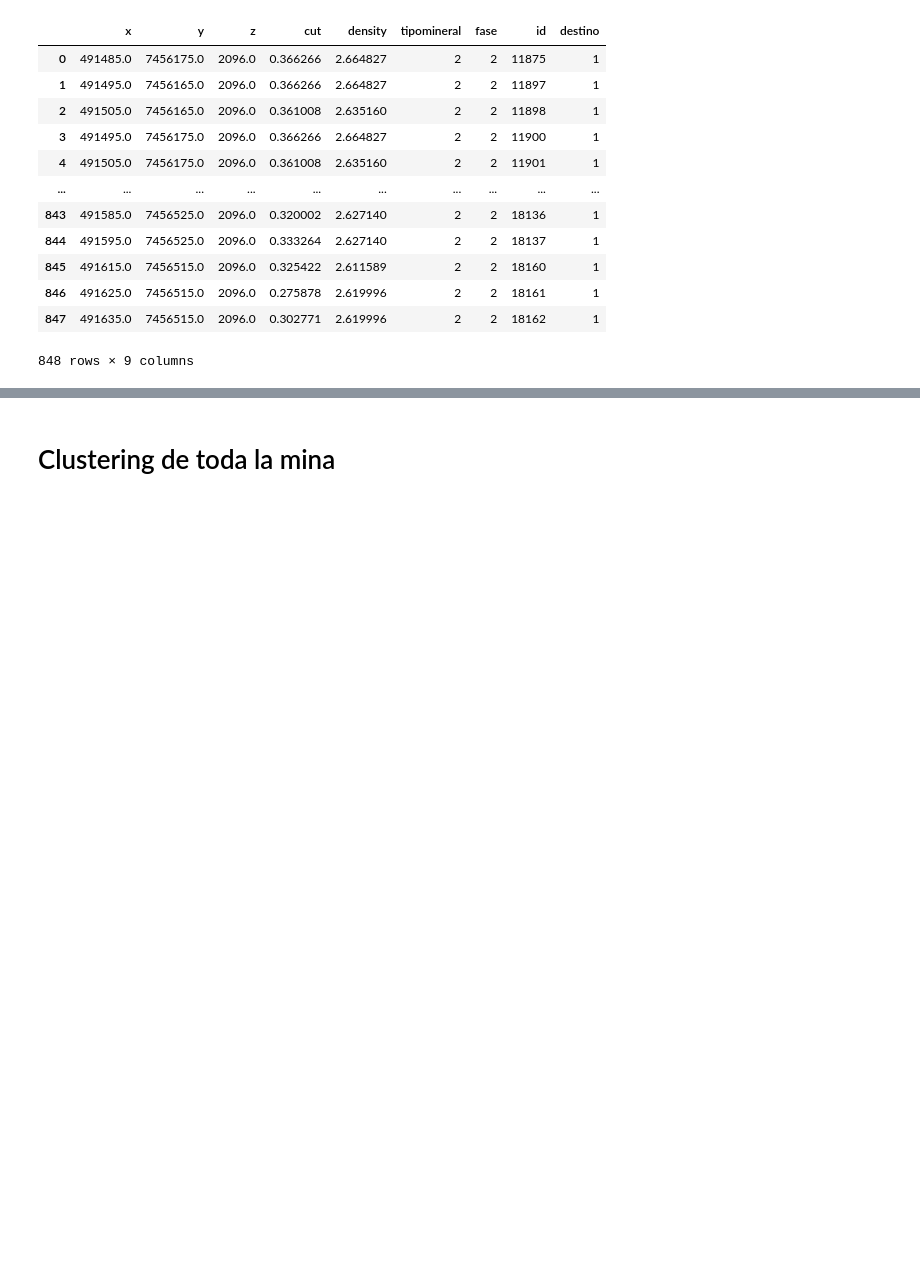
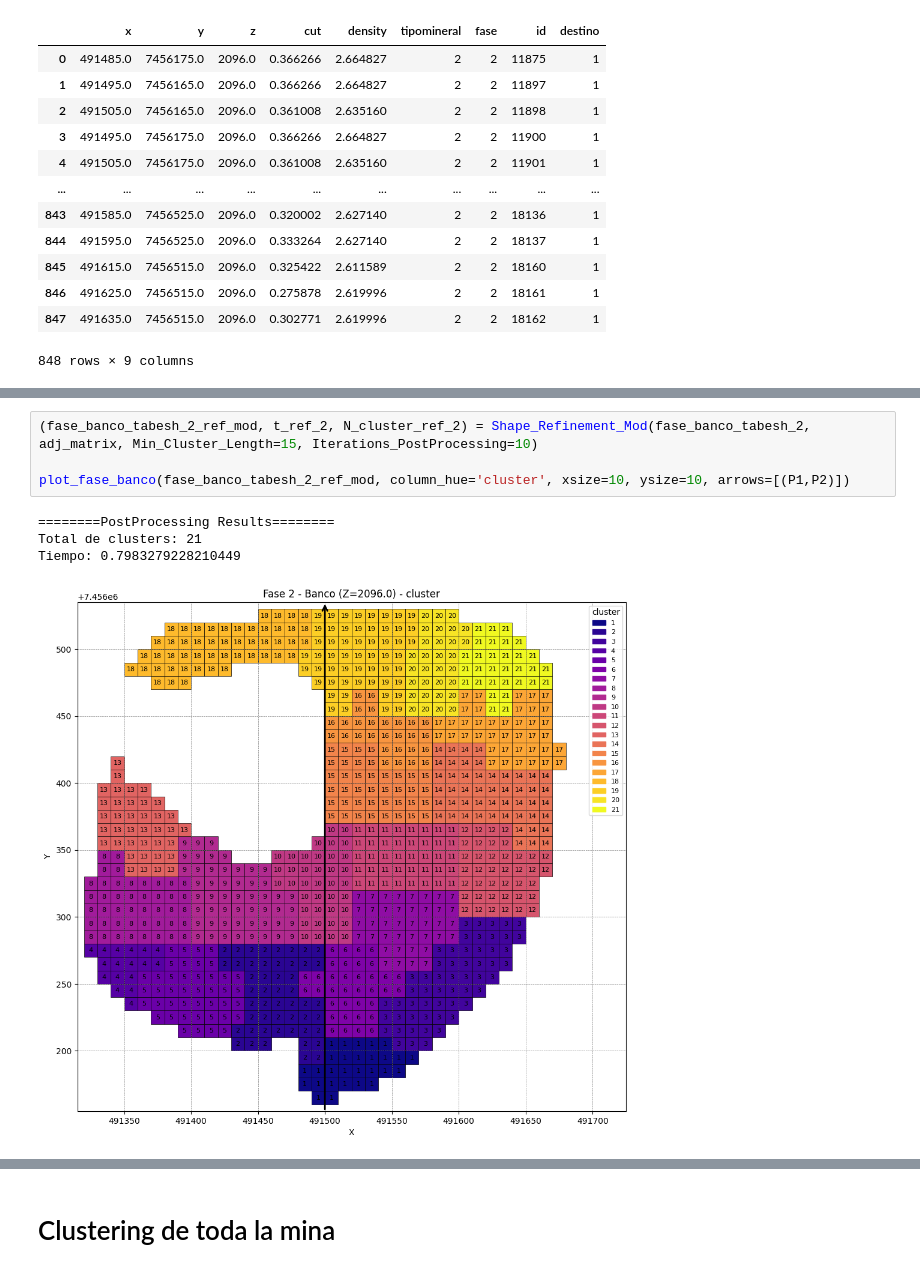
Before and after one commit to Felipe-Asbun-Torres/Laboratorio-2, a Jupyter notebook: ClusteringTabesh2013.ipynb, the cells around one changed output, grey strips where cells are left out. Saved outputs shown, nothing was run; the diff lists cells and outputs as text; blank space fills up the shorter version.

```diff
--- a/ClusteringTabesh2013.ipynb
+++ b/ClusteringTabesh2013.ipynb
@@ -1045,0 +874,9 @@ plot_fase_banco(fase_banco_withouth_post, column_hue='cluster')
+# %%
+(fase_banco_tabesh_2_ref_mod, t_ref_2, N_cluster_ref_2) = Shape_Refinement_Mod(fase_banco_tabesh_2, adj_matrix, Min_Cluster_Length=15, Iterations_PostProcessing=10)
+
+plot_fase_banco(fase_banco_tabesh_2_ref_mod, column_hue='cluster', xsize=10, ysize=10, arrows=[(P1,P2)])
+# %% [output]
+========PostProcessing Results========
+Total de clusters: 21
+Tiempo: 0.7983279228210449
+[figure, added]
```
Also changed, not shown: parts of 38 cells of this notebook, 1 other file.
